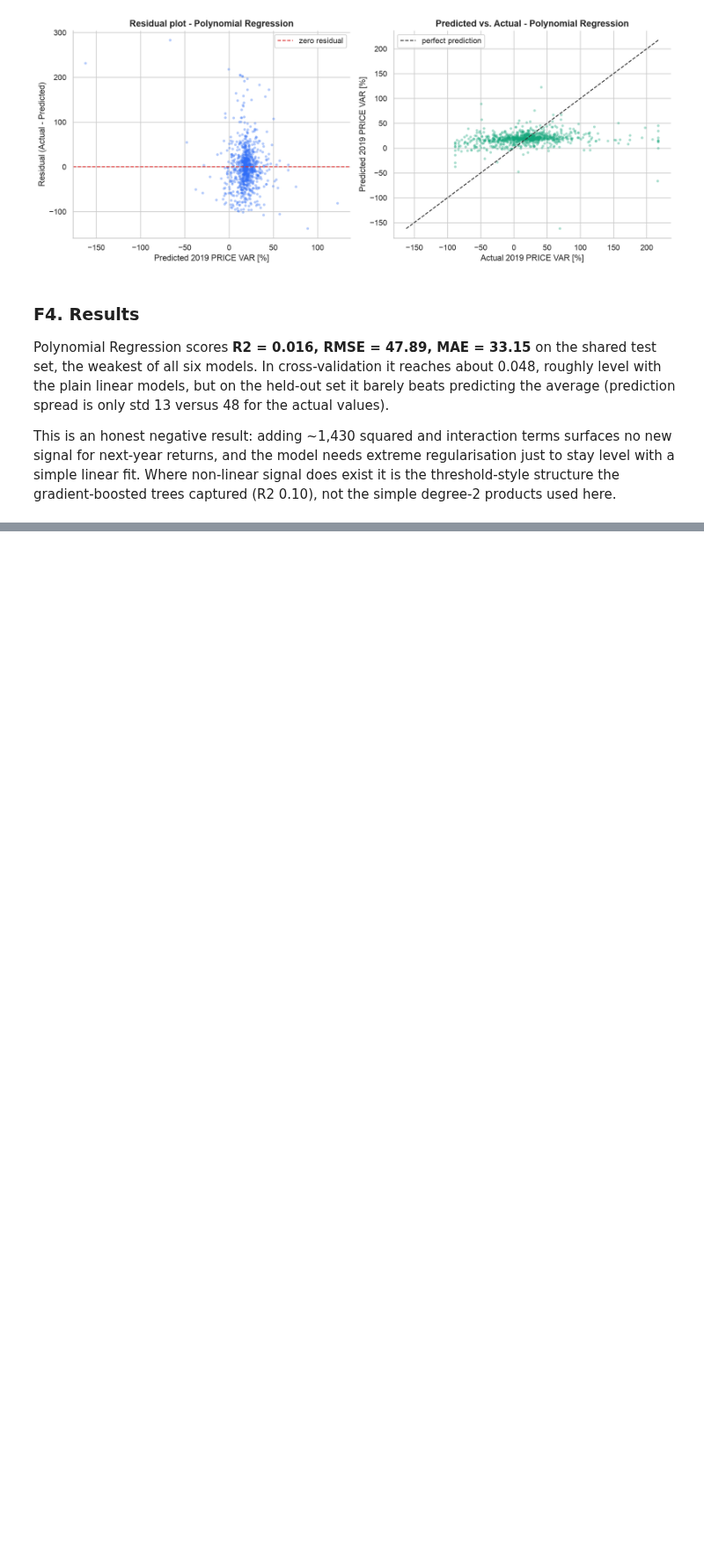
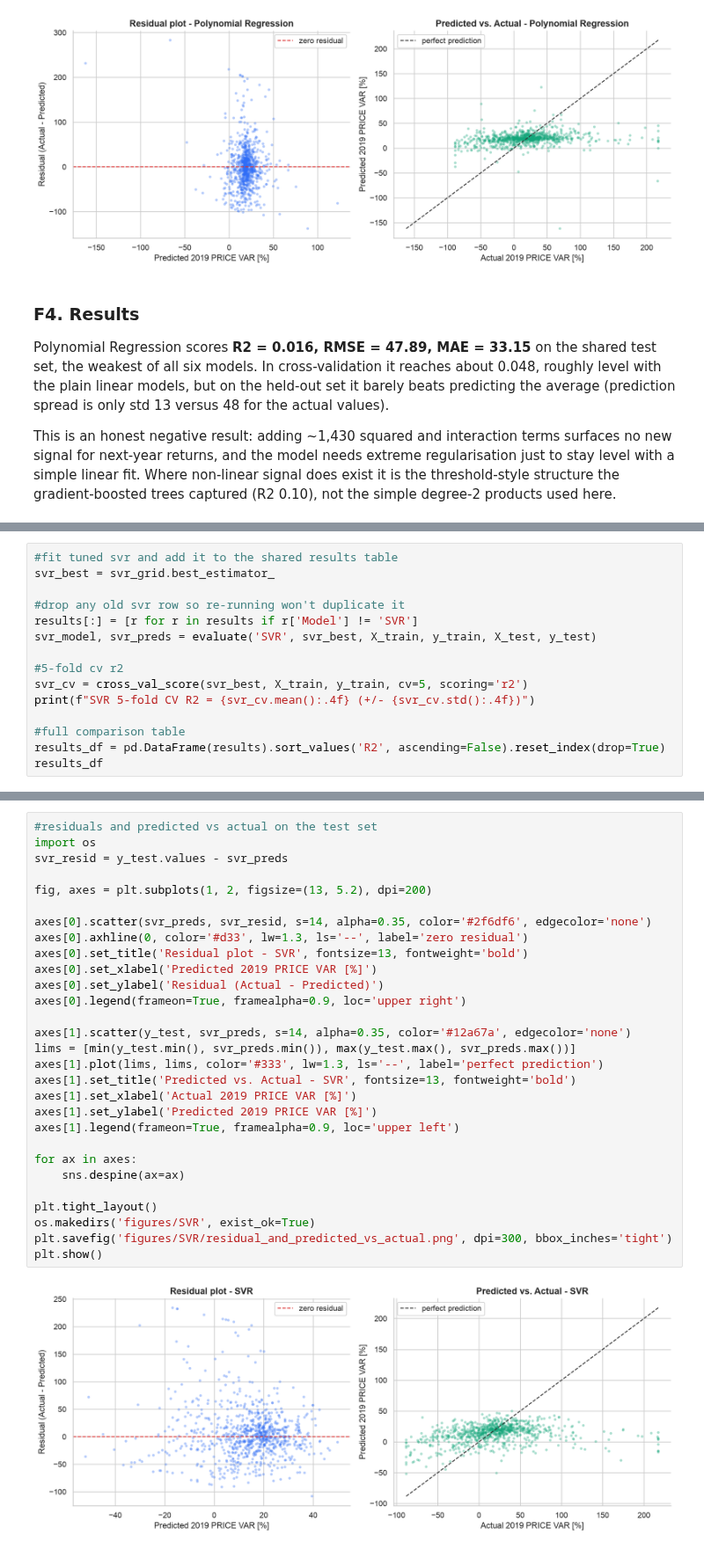
Before and after one commit to DominicKarolPeter/ML-Capstone_project, a Jupyter notebook: notebooks/regression.ipynb, the cells around one changed output, grey strips where cells are left out. Shown at 88% size. Cells and saved outputs as stored; diff of their text form; blank space fills up the shorter version.

```diff
--- a/notebooks/regression.ipynb
+++ b/notebooks/regression.ipynb
@@ -788,0 +840,15 @@ Where non-linear signal does exist it is the threshold-style structure the gradi
+# %%
+#fit tuned svr and add it to the shared results table
+svr_best = svr_grid.best_estimator_
+
+#drop any old svr row so re-running won't duplicate it
+results[:] = [r for r in results if r['Model'] != 'SVR']
+svr_model, svr_preds = evaluate('SVR', svr_best, X_train, y_train, X_test, y_test)
+
+#5-fold cv r2
+svr_cv = cross_val_score(svr_best, X_train, y_train, cv=5, scoring='r2')
+print(f"SVR 5-fold CV R2 = {svr_cv.mean():.4f} (+/- {svr_cv.std():.4f})")
+
+#full comparison table
+results_df = pd.DataFrame(results).sort_values('R2', ascending=False).reset_index(drop=True)
+results_df
@@ -788,0 +866,31 @@ Where non-linear signal does exist it is the threshold-style structure the gradi
+# %%
+#residuals and predicted vs actual on the test set
+import os
+svr_resid = y_test.values - svr_preds
+
+fig, axes = plt.subplots(1, 2, figsize=(13, 5.2), dpi=200)
+
+axes[0].scatter(svr_preds, svr_resid, s=14, alpha=0.35, color='#2f6df6', edgecolor='none')
+axes[0].axhline(0, color='#d33', lw=1.3, ls='--', label='zero residual')
+axes[0].set_title('Residual plot - SVR', fontsize=13, fontweight='bold')
+axes[0].set_xlabel('Predicted 2019 PRICE VAR [%]')
+axes[0].set_ylabel('Residual (Actual - Predicted)')
+axes[0].legend(frameon=True, framealpha=0.9, loc='upper right')
+
+axes[1].scatter(y_test, svr_preds, s=14, alpha=0.35, color='#12a67a', edgecolor='none')
+lims = [min(y_test.min(), svr_preds.min()), max(y_test.max(), svr_preds.max())]
+axes[1].plot(lims, lims, color='#333', lw=1.3, ls='--', label='perfect prediction')
+axes[1].set_title('Predicted vs. Actual - SVR', fontsize=13, fontweight='bold')
+axes[1].set_xlabel('Actual 2019 PRICE VAR [%]')
+axes[1].set_ylabel('Predicted 2019 PRICE VAR [%]')
+axes[1].legend(frameon=True, framealpha=0.9, loc='upper left')
+
+for ax in axes:
+    sns.despine(ax=ax)
+
+plt.tight_layout()
+os.makedirs('figures/SVR', exist_ok=True)
+plt.savefig('figures/SVR/residual_and_predicted_vs_actual.png', dpi=300, bbox_inches='tight')
+plt.show()
+# %% [output]
+[figure, added]
```
Also changed, not shown: parts of 6 cells of this notebook, 1 other file.
